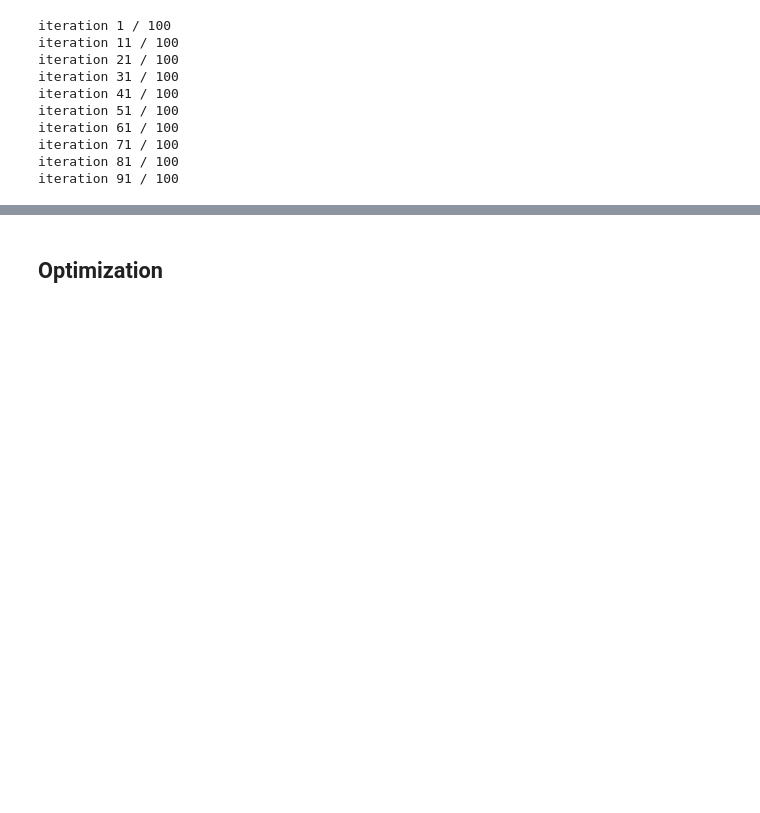
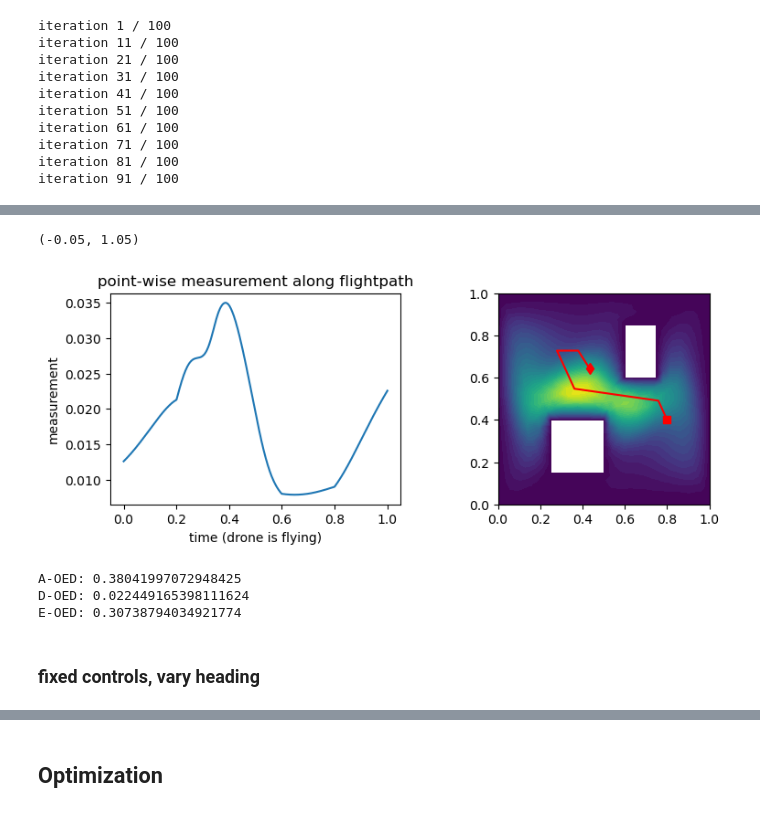
Before and after one commit to leyffer/m2dtIceSheet, a Jupyter notebook: notebooks/7_flightpath_characterization-v3.ipynb, the cells around one changed output, grey strips where cells are left out. Cells and saved outputs as stored; diff of their text form; code cells hidden in the pictures; blank space fills up the shorter version.

```diff
--- a/notebooks/7_flightpath_characterization-v3.ipynb
+++ b/notebooks/7_flightpath_characterization-v3.ipynb
@@ -188,0 +259,62 @@ axs[0, 0].set_ylim(-0.25, 2.25)
+# %%
+transition_times = np.array([0, 0.2, 0.4, 0.6, 0.8, 1])
+
+# initialize navigation
+navigation = NavigationMulti(grid_t = np.linspace(0, 1, n_steps),
+                             transition_times = transition_times, subcontrols = [2, 3, 4])
+
+# initialize drone
+drone = Drone(detector=detector, navigation=navigation, fom=fom)
+
+# set noise model
+noise = NoiseBayes(grid_t = drone.grid_t)
+noise.parameterize_noise_model(c_scaling = 1e+3, c_diffusion = 1)
+inversion = InverseProblem(fom, drone, noise=noise)
+
+# initialize utility functions
+utility = OEDUtility(inversion)
+# %%
+alpha_middle = np.array([0.8, 0.4, 2, 0.5, 0,
+                         3, 2, 0,
+                         2, 1, 0,
+                         0, 0.5, 0,
+                         -1, 0.5, 0])
+# initial-x, initial-y, heading, velocity, angular-velocity for first segment,
+# heading, velocity, angular velocity for remaining segments
+# %%
+# compute flight
+flight = drone.plan_flight(alpha=alpha_middle, grid_t=drone.grid_t)  # Flight object
+flightpath, grid_t = flight.flightpath, flight.grid_t  # path and its time discretization
+
+# measure data
+data = drone.measure(flight=flight, state=state)
+
+fig, axs = plt.subplots(1, 2, figsize = (9, 3))
+fom.plot(state, ax=axs[0])
+axs[1].plot(flightpath[:, 0], flightpath[:, 1], color="r")
+axs[1].plot([flightpath[0, 0]], [flightpath[0, 1]], color="r", marker="s")
+axs[1].plot([flightpath[-1, 0]], [flightpath[-1, 1]], color="r", marker="d")
+
+axs[0].plot(grid_t, data)
+axs[0].set_xlabel("time (drone is flying)")
+axs[0].set_ylabel("measurement")
+axs[0].set_title("point-wise measurement along flightpath")
+axs[0].set_xlim(grid_t[0]-0.05, grid_t[-1]+0.05)
+# %% [output]
+(-0.05, 1.05)
+[figure, added]
+# %%
+# compute posterior
+posterior = inversion.compute_posterior(alpha=alpha_middle)
+util_ref = [utility.eval_utility(posterior, mode="A"), utility.eval_utility(posterior, mode="D")]
+d_util_ref = [utility.d_utility_d_control(posterior, mode="A"), utility.d_utility_d_control(posterior, mode="D")]
+
+print("A-OED:", util_ref[0])
+print("D-OED:", util_ref[1])
+print("E-OED:", utility.eval_utility(posterior, mode="E"))
+# %% [output]
+A-OED: 0.38041997072948425
+D-OED: 0.022449165398111624
+E-OED: 0.30738794034921774
+# %% [markdown]
+### fixed controls, vary heading
```
Also changed, not shown: parts of 33 cells of this notebook, 4 other files.
